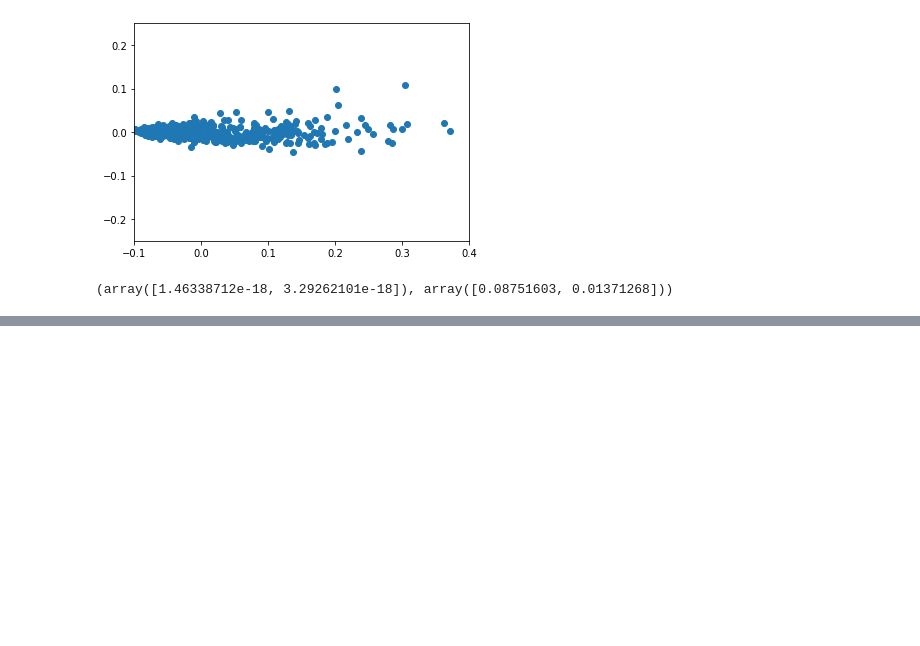
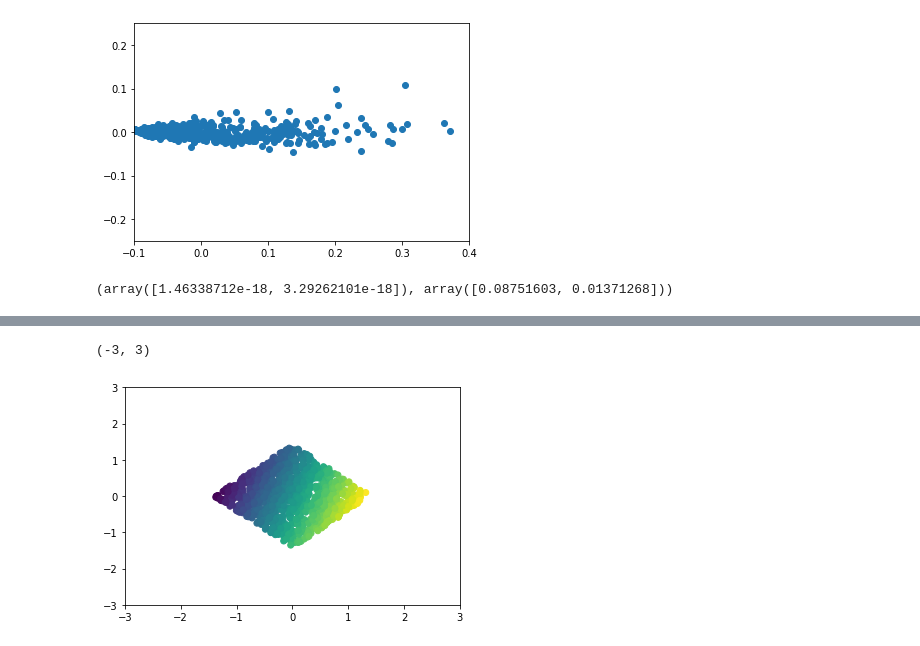
Before and after one commit to ducksfrogs/jpScipy, a Jupyter notebook: 標準化.ipynb, the cells around one changed output, grey strips where cells are left out. Saved outputs shown, nothing was run; the diff lists cells and outputs as text; code cells hidden in the pictures; blank space fills up the shorter version.

```diff
--- a/標準化.ipynb
+++ b/標準化.ipynb
@@ -272,0 +303,8 @@ X_new.mean(axis=0), X_new.std(axis=0)
+# %%
+X_rot = X.dot(R)
+plt.scatter(X_rot[:,0], X_rot[:,1], c=y)
+plt.xlim(-3,3)
+plt.ylim(-3,3)
+# %% [output]
+(-3, 3)
+[figure, added]
```
Also changed, not shown: parts of 10 cells of this notebook, 1 other file.
